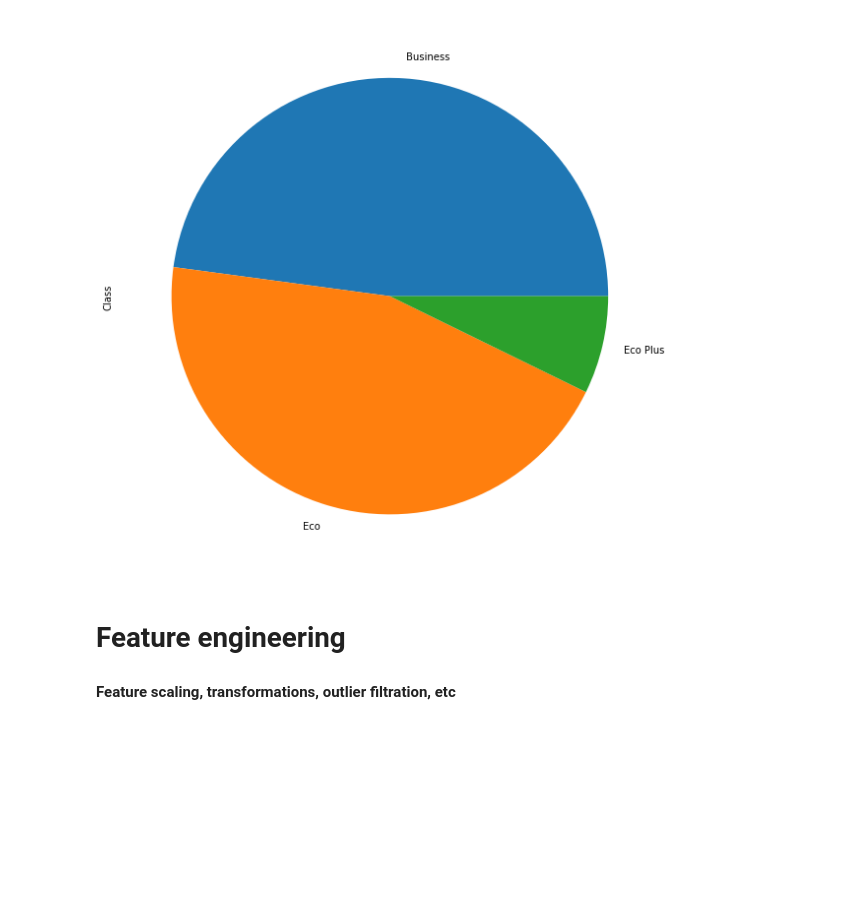
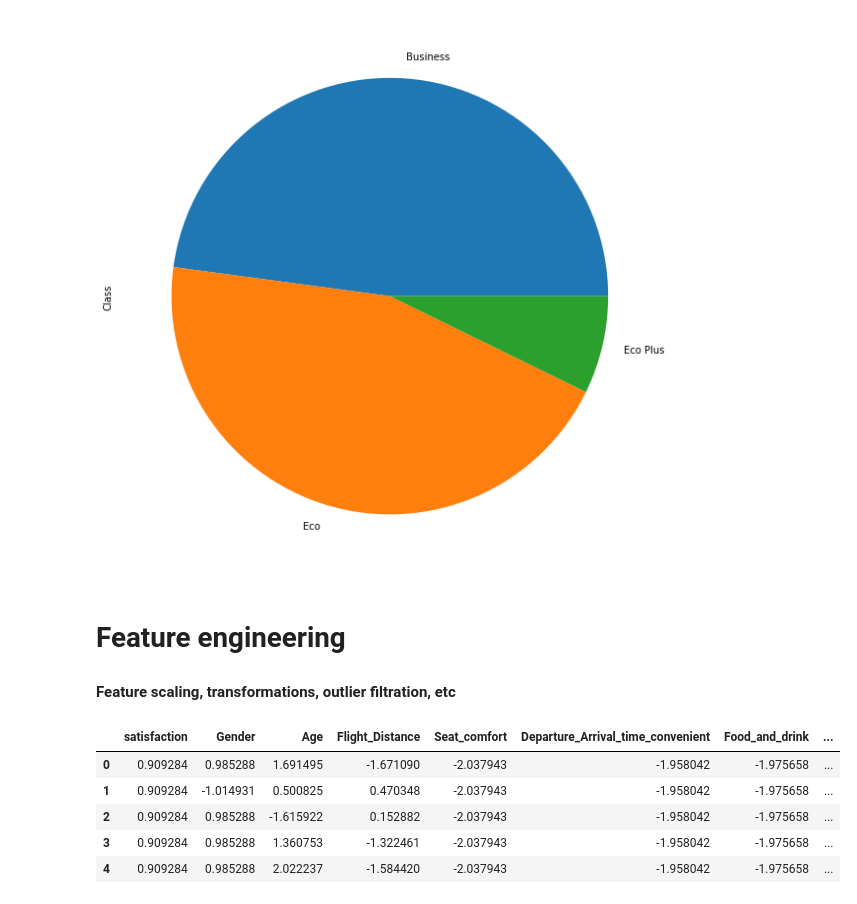
Before and after one commit to ArielJosephCohen/airline_ooptimization, a Jupyter notebook: data_prep.ipynb, the cells around one changed output. Drawn from its saved outputs; the diff is of its cells as text; code cells hidden in the pictures; blank space fills up the shorter version.

```diff
--- a/data_prep.ipynb
+++ b/data_prep.ipynb
@@ -166,3 +166,19 @@ plt.show()
 # Feature engineering
 
 #### Feature scaling, transformations, outlier filtration, etc
+# %%
+df_outliers = df.copy()
+
+for col in df_outliers.select_dtypes(exclude='O').columns:
+    df_outliers[col]=stats.zscore(df_outliers[col])
+# %%
+df_outliers=df_outliers.select_dtypes(exclude='O')
+# %%
+df_outliers.head()
+# %% [output]
+|  | satisfaction | Gender | Age | Flight_Distance | Seat_comfort | Departure_Arrival_time_convenient | Food_and_drink | ... |
+| 0 | 0.909284 | 0.985288 | 1.691495 | -1.671090 | -2.037943 | -1.958042 | -1.975658 | ... |
+| 1 | 0.909284 | -1.014931 | 0.500825 | 0.470348 | -2.037943 | -1.958042 | -1.975658 | ... |
+| 2 | 0.909284 | 0.985288 | -1.615922 | 0.152882 | -2.037943 | -1.958042 | -1.975658 | ... |
+| 3 | 0.909284 | 0.985288 | 1.360753 | -1.322461 | -2.037943 | -1.958042 | -1.975658 | ... |
+| 4 | 0.909284 | 0.985288 | 2.022237 | -1.584420 | -2.037943 | -1.958042 | -1.975658 | ... |
```
Also changed, not shown: parts of 1 cell of this notebook, 1 other file.
